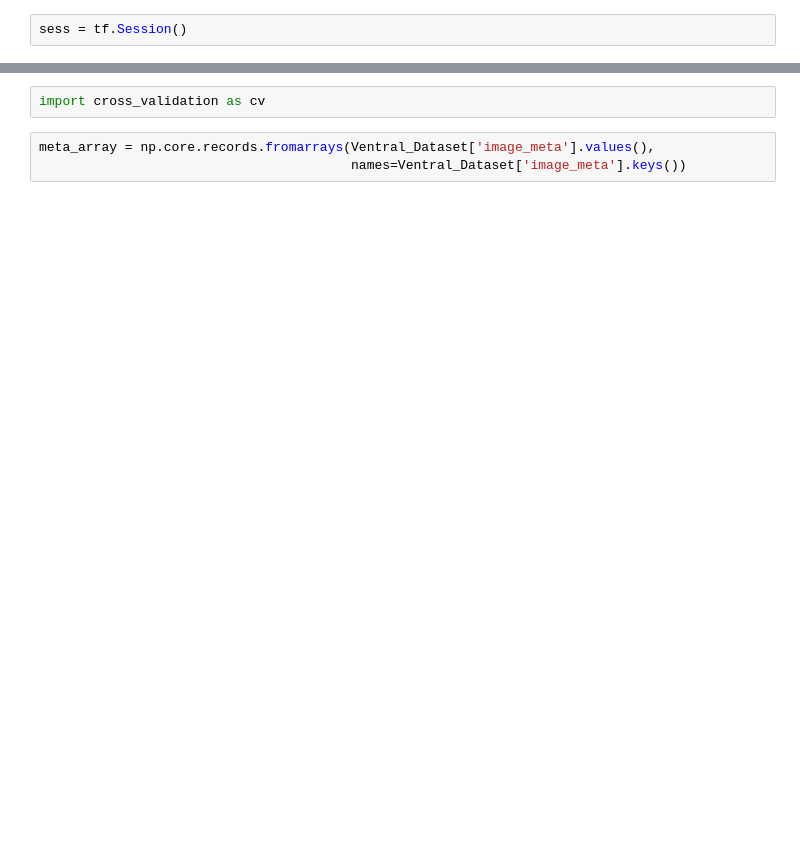
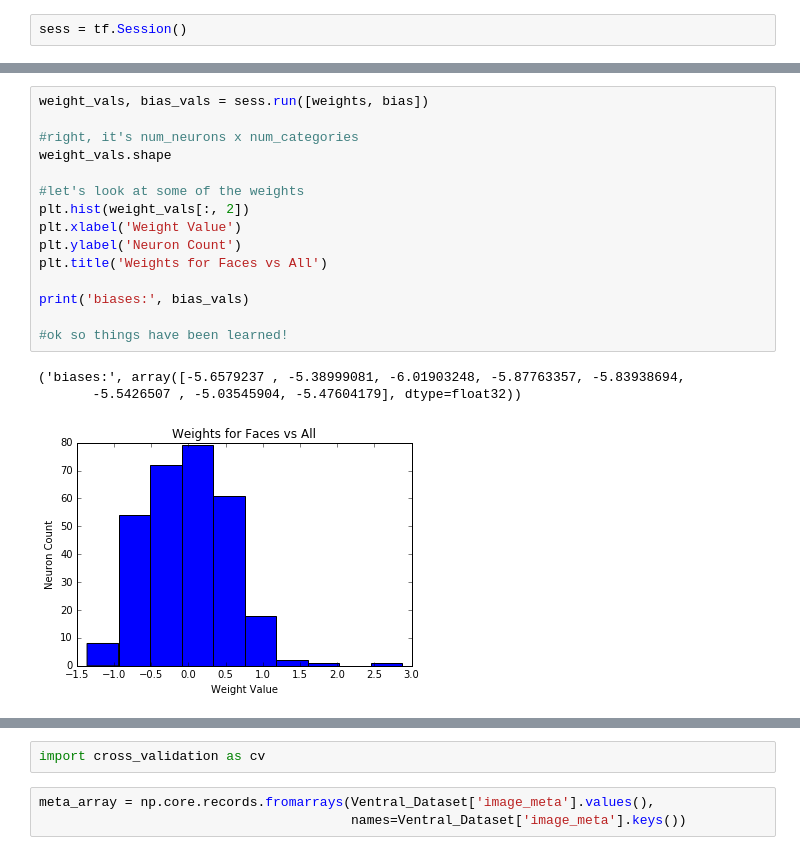
Before and after one commit to neuroailab/psych253, a Jupyter notebook: Lecture10.ipynb, the cells around one changed output, grey strips where cells are left out. Drawn from its saved outputs; the diff is of its cells as text; blank space fills up the shorter version.

```diff
--- a/Lecture10.ipynb
+++ b/Lecture10.ipynb
@@ -426,0 +183,19 @@ plt.plot(cls.losses)
+# %%
+weight_vals, bias_vals = sess.run([weights, bias])
+
+#right, it's num_neurons x num_categories
+weight_vals.shape
+
+#let's look at some of the weights
+plt.hist(weight_vals[:, 2])
+plt.xlabel('Weight Value')
+plt.ylabel('Neuron Count')
+plt.title('Weights for Faces vs All')
+
+print('biases:', bias_vals)
+
+#ok so things have been learned!
+# %% [output]
+('biases:', array([-5.6579237 , -5.38999081, -6.01903248, -5.87763357, -5.83938694,
+       -5.5426507 , -5.03545904, -5.47604179], dtype=float32))
+[figure, added]
```
Also changed, not shown: parts of 65 cells of this notebook, 1 other file.
